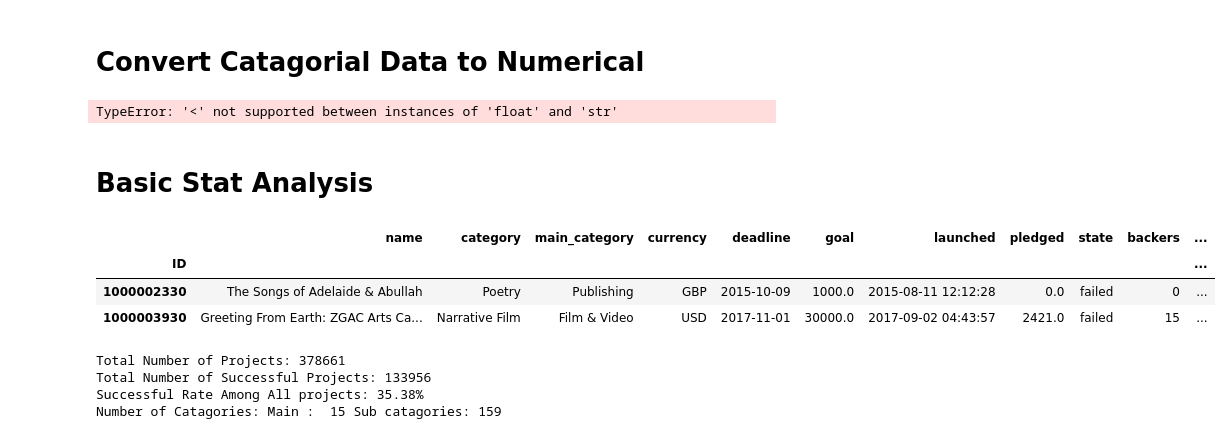
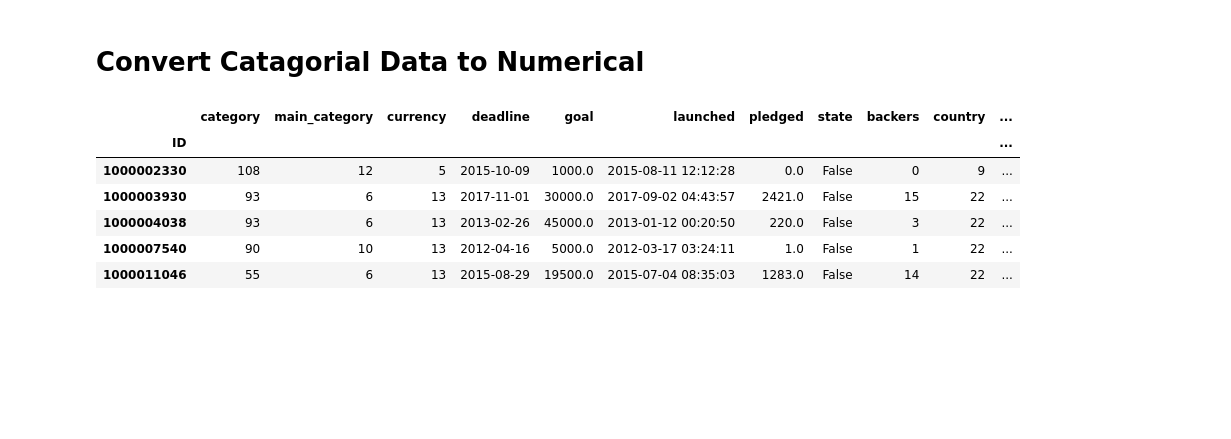
Before and after one commit to ramonidea/370_project, a Jupyter notebook: Data Prep.ipynb, the cells around one changed output. Saved outputs shown, nothing was run; the diff lists cells and outputs as text; code cells hidden in the pictures; blank space fills up the shorter version.

```diff
--- a/Data Prep.ipynb
+++ b/Data Prep.ipynb
@@ -10,0 +34,3 @@ data = pd.read_csv('./Data/ks-projects-201801.csv',index_col=[0])
+# %%
+data.deadline = pd.to_datetime(data.deadline)
+data.launched = pd.to_datetime(data.launched)
@@ -10,0 +123,3 @@ data = pd.read_csv('./Data/ks-projects-201801.csv',index_col=[0])
+# %%
+pd.isna(data).any()
+data.fillna(method="bfill",inplace=True)
@@ -15,24 +152,20 @@ le = LabelEncoder()
-# %%
-le.fit(data["name"])
-# %% [output]
-TypeError: '<' not supported between instances of 'float' and 'str'
-# %% [markdown]
-# Basic Stat Analysis
+# %%
+encoders = {}
+def encoder(data):
+    for col in data.columns:
+        if data.dtypes[col] == "object":
+            le = LabelEncoder()
+            data[col] = le.fit_transform(data[col].astype(str))
+            encoders[col] = le
+    return data
 # %%
-data.head(2)
+data = encoder(data)
+data.head()
 # %% [output]
-|  | name | category | main_category | currency | deadline | goal | launched | pledged | state | backers | ... |
+|  | category | main_category | currency | deadline | goal | launched | pledged | state | backers | country | ... |
 | ID |  |  |  |  |  |  |  |  |  |  | ... |
-| 1000002330 | The Songs of Adelaide & Abullah | Poetry | Publishing | GBP | 2015-10-09 | 1000.0 | 2015-08-11 12:12:28 | 0.0 | failed | 0 | ... |
-| 1000003930 | Greeting From Earth: ZGAC Arts Ca... | Narrative Film | Film & Video | USD | 2017-11-01 | 30000.0 | 2017-09-02 04:43:57 | 2421.0 | failed | 15 | ... |
+| 1000002330 | 108 | 12 | 5 | 2015-10-09 | 1000.0 | 2015-08-11 12:12:28 | 0.0 | False | 0 | 9 | ... |
+| 1000003930 | 93 | 6 | 13 | 2017-11-01 | 30000.0 | 2017-09-02 04:43:57 | 2421.0 | False | 15 | 22 | ... |
+| 1000004038 | 93 | 6 | 13 | 2013-02-26 | 45000.0 | 2013-01-12 00:20:50 | 220.0 | False | 3 | 22 | ... |
+| 1000007540 | 90 | 10 | 13 | 2012-04-16 | 5000.0 | 2012-03-17 03:24:11 | 1.0 | False | 1 | 22 | ... |
+| 1000011046 | 55 | 6 | 13 | 2015-08-29 | 19500.0 | 2015-07-04 08:35:03 | 1283.0 | False | 14 | 22 | ... |
-# %%
-print("Total Number of Projects:", len(data),"\n"
-      "Total Number of Successful Projects:", len(data[data.state == "successful"]),"\n"
-      "Successful Rate Among All projects:",str(round(len(data[data.state == "successful"])/len(data)* 100,2)) + "%\n"
-      "Number of Catagories: Main : ", len(set(data["main_category"])), "Sub catagories:", len(set(data["category"])),"\n"
-     )
-# %% [output]
-Total Number of Projects: 378661
-Total Number of Successful Projects: 133956
-Successful Rate Among All projects: 35.38%
-Number of Catagories: Main :  15 Sub catagories: 159
```
Also changed, not shown: parts of 17 cells of this notebook.
